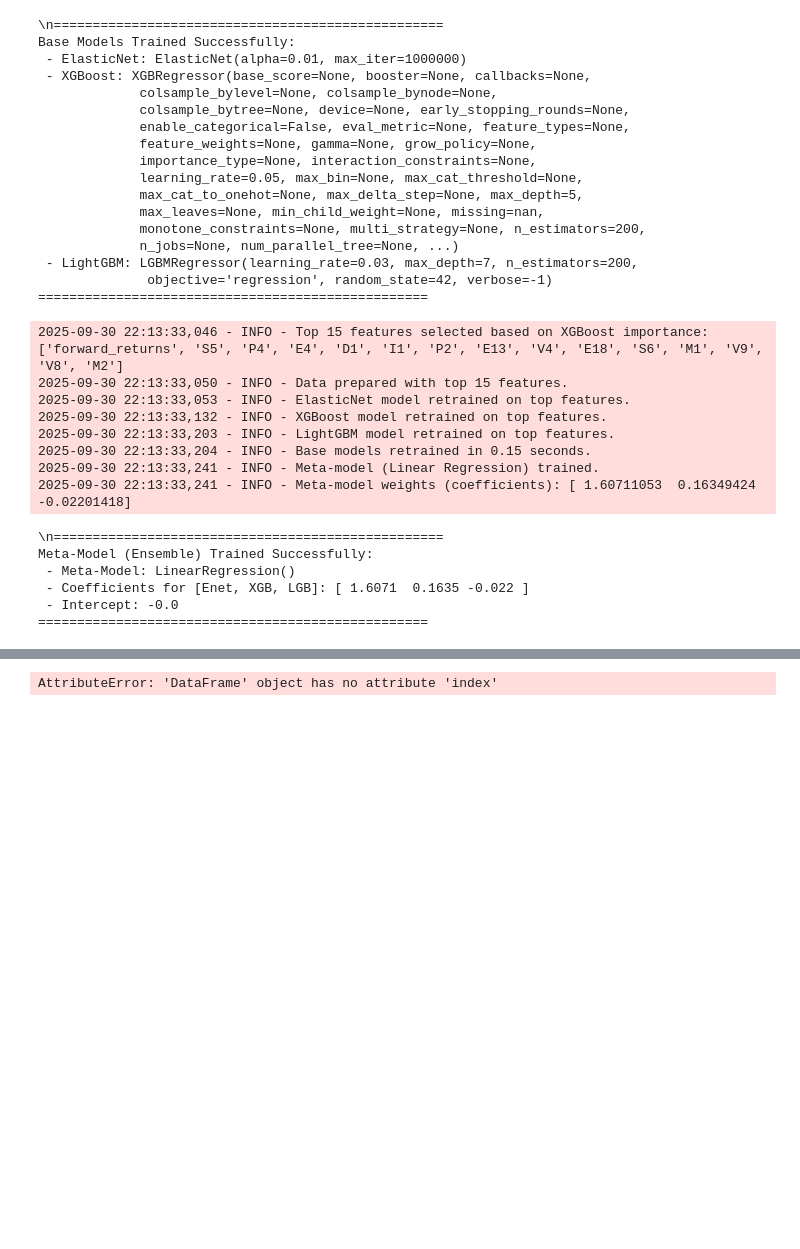
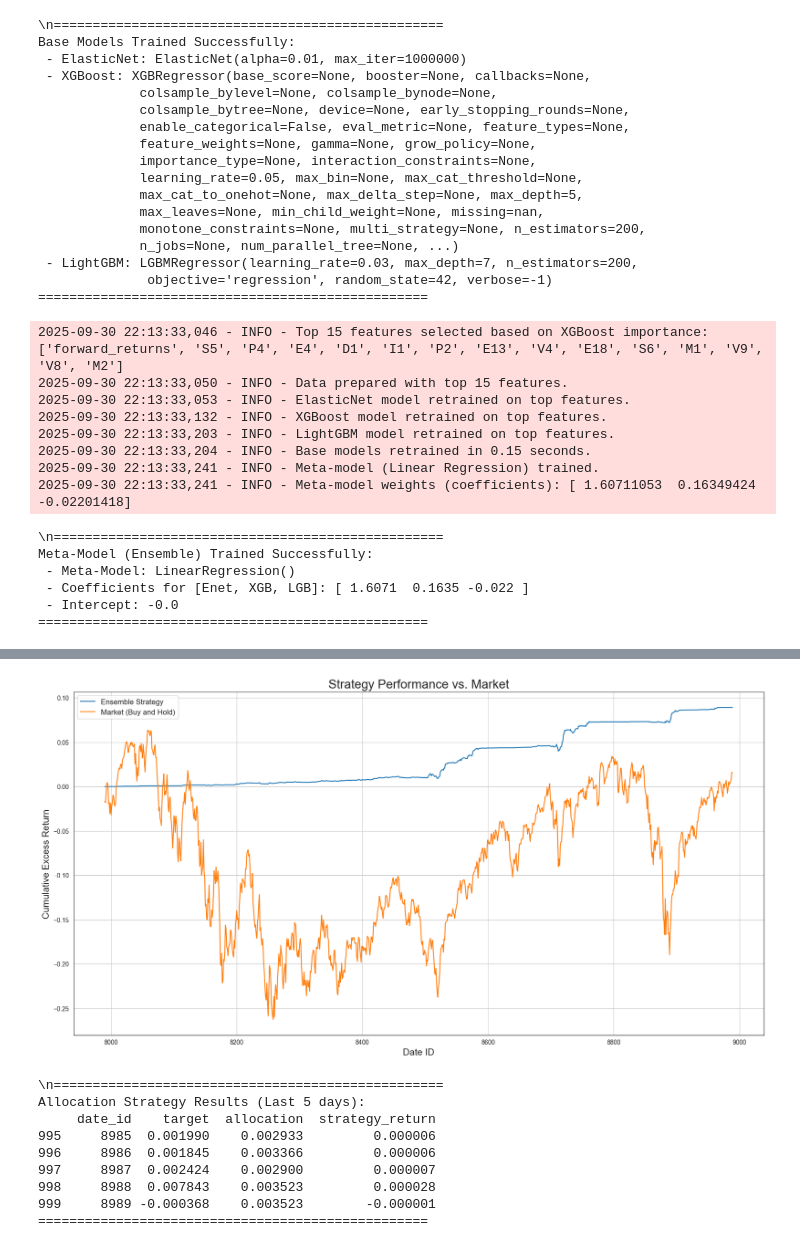
Before and after one commit to ml-dp/hull-tactical-market-prediction, a Jupyter notebook: explore.ipynb, the cells around one changed output, grey strips where cells are left out. Saved outputs shown, nothing was run; the diff lists cells and outputs as text; code cells hidden in the pictures; blank space fills up the shorter version.

```diff
--- a/explore.ipynb
+++ b/explore.ipynb
@@ -456,52 +456,41 @@ Meta-Model (Ensemble) Trained Successfully:
 # %%
 import pandas as pd
 import numpy as np
+from sklearn.linear_model import LinearRegression
+import matplotlib.pyplot as plt
+import time
 
 # --- Allocation Strategy ---
 
-def get_volatility(df: pd.DataFrame, lookback_days: int = 50) -> pd.Series:
+def get_volatility(df_pd: pd.DataFrame, lookback_days: int = 50) -> pd.Series:
     """
-    Calculates a GARCH-like volatility estimate.
-    It combines the 'V1' feature with the rolling standard deviation of recent returns.
+    Calculates a GARCH-like volatility estimate using a pandas DataFrame.
     """
-    # Ensure 'target' is in the right format
-    if 'target' not in df.columns:
+    if 'target' not in df_pd.columns:
         raise ValueError("DataFrame must contain 'target' column for volatility calculation.")
 
-    # Use the 'V1' feature as the primary volatility indicator
-    vol = df['V1'].copy()
-
-    # Combine with a rolling standard deviation of the target for a GARCH(1,1)-like effect
-    vol_roll = df['target'].rolling(window=lookback_days, min_periods=lookback_days).std().bfill()
-
-    # Combine and scale
+    vol = df_pd['V1'].copy()
+    vol_roll = df_pd['target'].rolling(window=lookback_days, min_periods=lookback_days).std().bfill()
     vol = (vol + vol_roll).bfill()
     vol.name = 'volatility'
 
     return vol
 
-def get_allocations(df: pd.DataFrame, models: dict, scaler_obj, median_cache: dict) -> pd.Series:
+def get_allocations(df: pl.DataFrame, models: dict, scaler_obj, median_cache: dict) -> pd.Series:
     """
-    Generates the final, volatility-adjusted allocation strategy from the raw data.
-
-    Args:
-        df: The input DataFrame (should be pre-filtered and pre-featured).
-        models: A dictionary containing the trained 'meta_model' and base models.
-        scaler_obj: The fitted StandardScaler object.
-        median_cache: The dictionary of median values for imputation.
-
-    Returns:
-        A pandas Series with the final allocation signals.
+    Generates the final, volatility-adjusted allocation strategy.
     """
     logger.info("Starting allocation generation...")
 
+    # --- FIX: Convert to pandas DataFrame at the beginning ---
+    df_pd = df.to_pandas()
+
     # --- 1. Feature Preparation ---
-    # Ensure correct feature set is used (based on what the models were trained on)
     top_features = models.get('top_features', [])
     if not top_features:
         raise ValueError("Top features list is missing from the models dictionary.")
 
-    X_live = df[top_features].to_pandas()
+    X_live = df_pd[top_features]
     X_live_scaled = scaler_obj.transform(X_live)
 
     # --- 2. Generate Meta-Features (Predictions) ---
@@ -515,17 +504,16 @@ def get_allocations(df: pd.DataFrame, models: dict, scaler_obj, median_cache: di
     raw_signal = models['meta_model'].predict(meta_features_live)
 
     # --- 4. Signal Processing and Volatility Adjustment ---
-    volatility = get_volatility(df.to_pandas())
+    volatility = get_volatility(df_pd)
 
-    # Scale signal, clip, and then adjust for volatility
-    processed_signal = pd.Series(raw_signal, index=df.index) * 2.5  # Signal multiplier
-    processed_signal = processed_signal.clip(0, 2)  # Clip to allocation constraints
+    # Scale signal, clip, and adjust for volatility
+    # FIX: Use the pandas DataFrame's index
+    processed_signal = pd.Series(raw_signal, index=df_pd.index) * 2.5
+    processed_signal = processed_signal.clip(0, 2)
 
-    # Reduce allocation in high-volatility environments
     final_allocation = (processed_signal / (volatility * 4 + 1e-6)).clip(0, 2)
 
     # --- 5. Smoothing ---
-    # Apply a simple moving average to smooth out the betting strategy
     final_allocation_smoothed = final_allocation.rolling(window=5, min_periods=1).mean()
 
     logger.info("Allocation generation complete.")
@@ -533,7 +521,6 @@ def get_allocations(df: pd.DataFrame, models: dict, scaler_obj, median_cache: di
     return final_allocation_smoothed.rename('allocation')
 
 # --- Execution ---
-# Prepare models dictionary for easy passing
 trained_models = {
     'enet_top': enet_model_top,
     'xgb_top': xgb_model_top,
@@ -542,18 +529,14 @@ trained_models = {
     'top_features': top_features
 }
 
-# Generate allocations on our training data to see how it performs
 allocations = get_allocations(train_df_featured, trained_models, scaler, median_values_cache)
 
-# Combine with original data for visualization
+# --- Plotting Results ---
 results_df = train_df_featured.to_pandas()
 results_df['allocation'] = allocations
 results_df['strategy_return'] = results_df['allocation'] * results_df['target']
 results_df['cumulative_strategy_return'] = results_df['strategy_return'].cumsum()
 results_df['cumulative_market_return'] = results_df['target'].cumsum()
-
-# --- Plotting Results ---
-import matplotlib.pyplot as plt
 
 plt.figure(figsize=(20, 10))
 plt.plot(results_df['date_id'], results_df['cumulative_strategy_return'], label='Ensemble Strategy')
@@ -566,7 +549,7 @@ plt.grid(True)
 plt.show()
 
 print("\\n" + "="*50)
-print("Allocation Strategy Results:")
+print("Allocation Strategy Results (Last 5 days):")
 print(results_df[['date_id', 'target', 'allocation', 'strategy_return']].tail())
 print("="*50)
 # %% [output]
@@ -574 +558,10 @@ print("="*50)
+[figure, added]
-AttributeError: 'DataFrame' object has no attribute 'index'
+\n==================================================
+Allocation Strategy Results (Last 5 days):
+     date_id    target  allocation  strategy_return
+995     8985  0.001990    0.002933         0.000006
+996     8986  0.001845    0.003366         0.000006
+997     8987  0.002424    0.002900         0.000007
+998     8988  0.007843    0.003523         0.000028
+999     8989 -0.000368    0.003523        -0.000001
+==================================================
```
Also changed, not shown: parts of 1 cell of this notebook.
